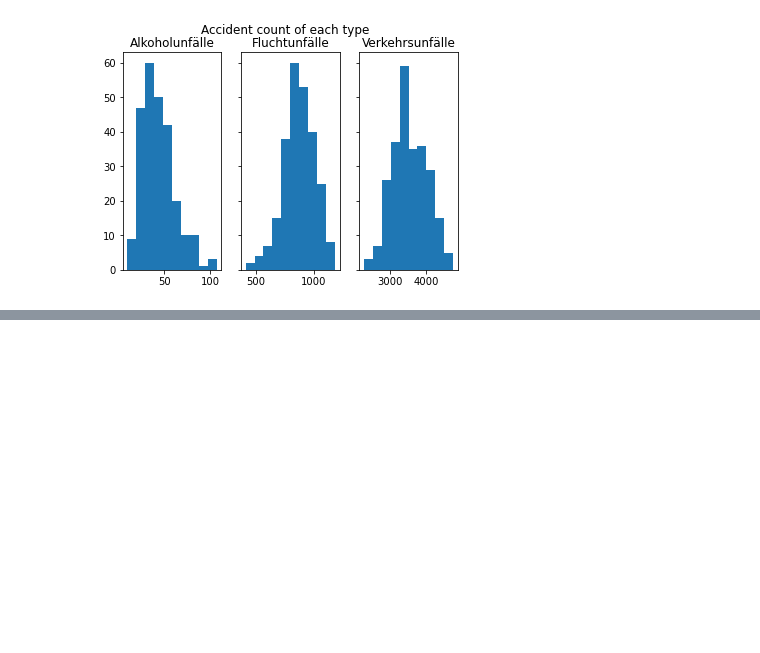
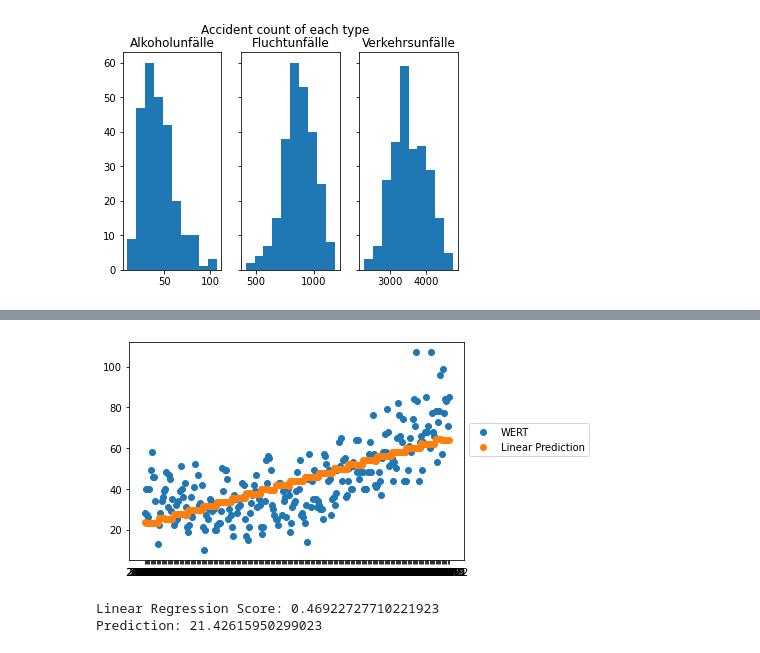
Before and after one commit to RusheelIyer/DPS, a Jupyter notebook: Accident Predictor.ipynb, the cells around one changed output, grey strips where cells are left out. Saved outputs shown, nothing was run; the diff lists cells and outputs as text; code cells hidden in the pictures; blank space fills up the shorter version.

Commit message:
Build linear regression model

```diff
--- a/Accident Predictor.ipynb
+++ b/Accident Predictor.ipynb
@@ -169,0 +173,3 @@ plt.show()
+# %%
+df_features = df[(df.MONAT != "Summe") & (df.AUSPRAEGUNG == "insgesamt") & (df.MONATSZAHL == "Alkoholunfälle")][["MONAT", "WERT"]]
+df_features.head()
@@ -169,0 +183,12 @@ plt.show()
+# %%
+X = df_features.MONAT.values.reshape(-1, 1)
+y = df_features.WERT.values.reshape(-1, 1)
+
+#X_train, X_test, y_train, y_test = train_test_split(X, y, test_size=0.2)
+
+linear_model = LinearRegression()
+linear_model.fit(X, y)
+y_pred = linear_model.predict(X)
+# %%
+df_features["Linear Prediction"] = y_pred.reshape(-1)
+df_features.head()
@@ -169,0 +202,13 @@ plt.show()
+# %%
+plt.plot("MONAT", "WERT", "o", data=df_features)
+plt.plot("MONAT", "Linear Prediction", "o", data=df_features)
+plt.legend(bbox_to_anchor=(1, .65))
+plt.show()
+# %% [output]
+[figure, added]
+# %%
+print("Linear Regression Score:", linear_model.score(X,y))
+print("Prediction:", linear_model.predict(np.asarray([202101]).reshape(1, -1))[0][0])
+# %% [output]
+Linear Regression Score: 0.46922727710221923
+Prediction: 21.42615950299023
```
Also changed, not shown: parts of 15 cells of this notebook.
